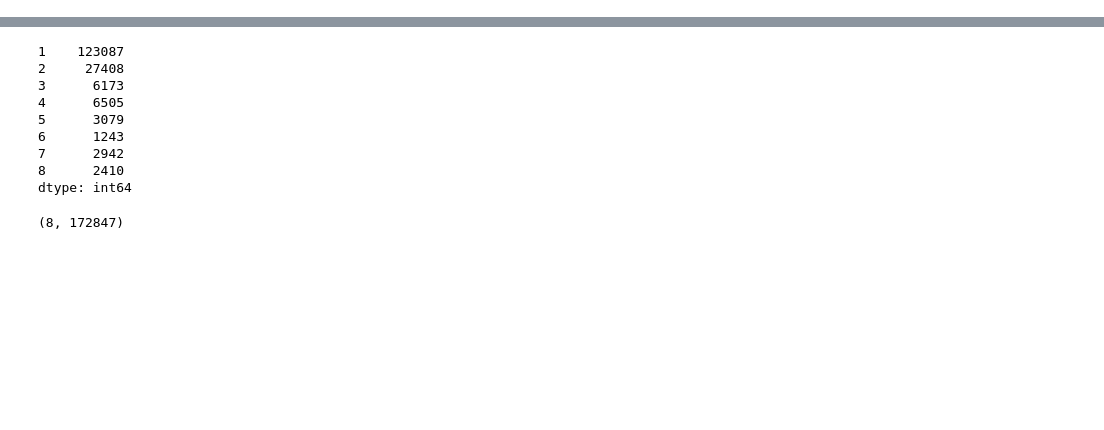
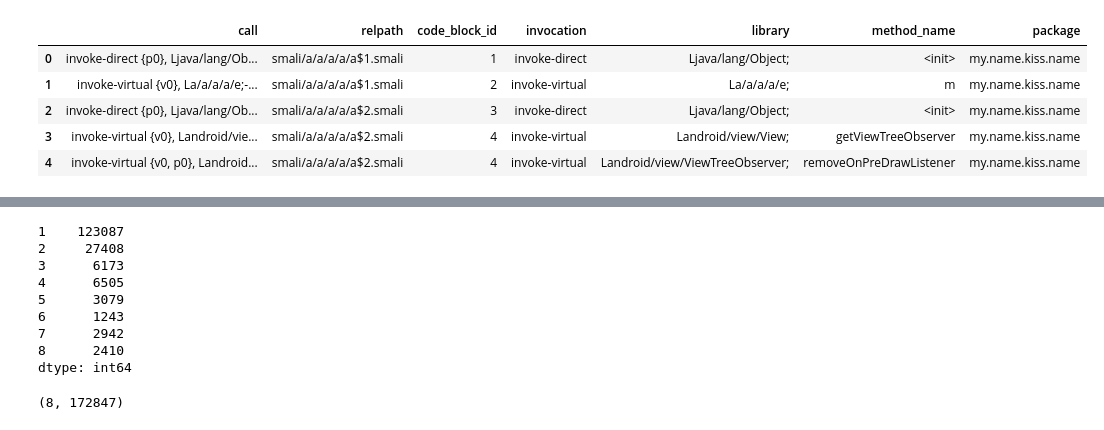
Before and after one commit to davidzyx/HinDroid, a Jupyter notebook: notebooks/feature_extraction.ipynb, the cells around one changed output, grey strips where cells are left out. Drawn from its saved outputs; the diff is of its cells as text; code cells hidden in the pictures; blank space fills up the shorter version.

```diff
--- a/notebooks/feature_extraction.ipynb
+++ b/notebooks/feature_extraction.ipynb
@@ -110,0 +77,9 @@ hin = SmaliHIN(APPS_DIR)
+# %%
+df.head(5)
+# %% [output]
+|  | call | relpath | code_block_id | invocation | library | method_name | package |
+| 0 | invoke-direct {p0}, Ljava/lang/Ob... | smali/a/a/a/a/a$1.smali | 1 | invoke-direct | Ljava/lang/Object; | <init> | my.name.kiss.name |
+| 1 | invoke-virtual {v0}, La/a/a/a/e;-... | smali/a/a/a/a/a$1.smali | 2 | invoke-virtual | La/a/a/a/e; | m | my.name.kiss.name |
+| 2 | invoke-direct {p0}, Ljava/lang/Ob... | smali/a/a/a/a/a$2.smali | 3 | invoke-direct | Ljava/lang/Object; | <init> | my.name.kiss.name |
+| 3 | invoke-virtual {v0}, Landroid/vie... | smali/a/a/a/a/a$2.smali | 4 | invoke-virtual | Landroid/view/View; | getViewTreeObserver | my.name.kiss.name |
+| 4 | invoke-virtual {v0, p0}, Landroid... | smali/a/a/a/a/a$2.smali | 4 | invoke-virtual | Landroid/view/ViewTreeObserver; | removeOnPreDrawListener | my.name.kiss.name |
```
Also changed, not shown: parts of 15 cells of this notebook, 3 other files.
